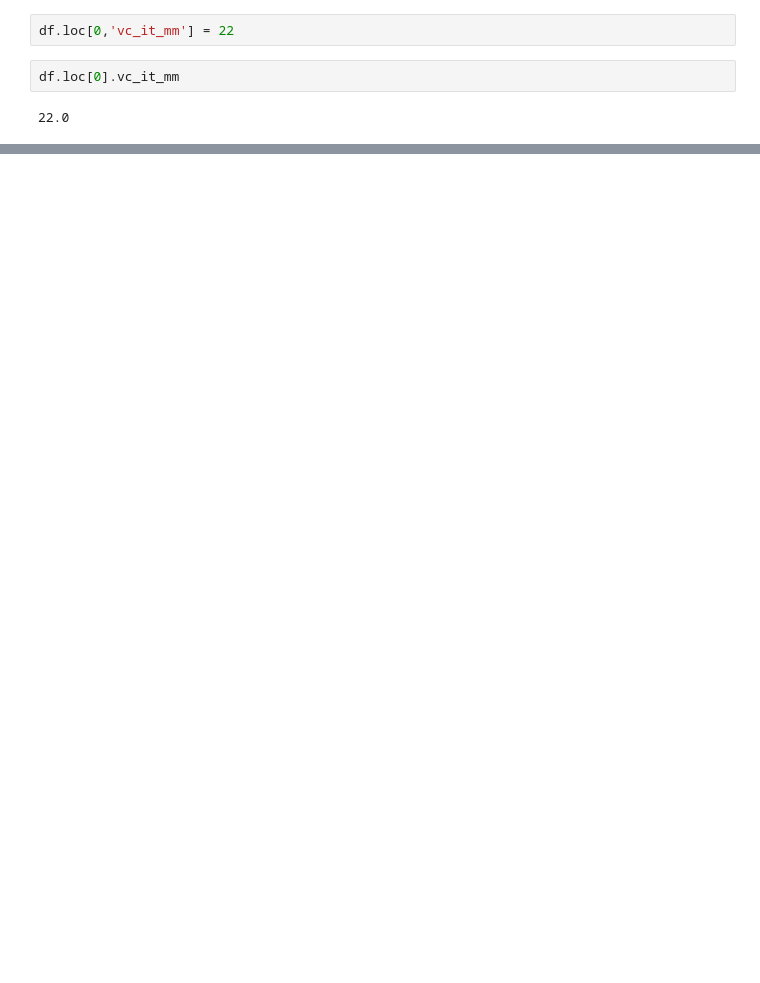
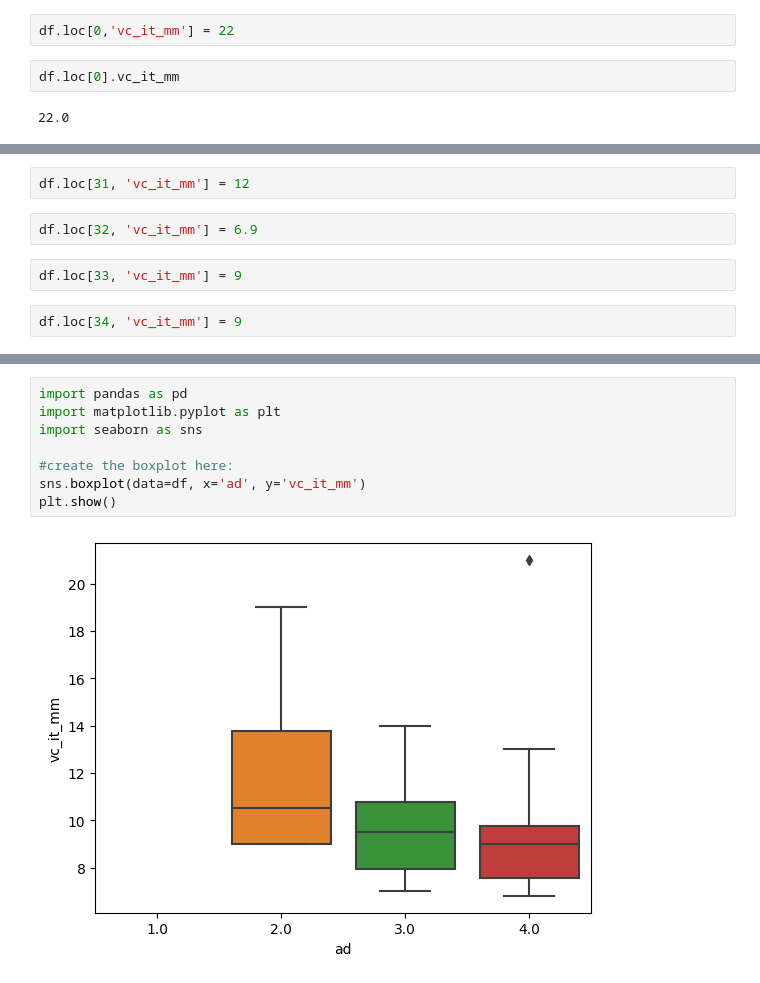
Before and after one commit to oldoc63/learningDS, a Jupyter notebook: iTmP/IT280430pm.ipynb, the cells around one changed output, grey strips where cells are left out. Drawn from its saved outputs; the diff is of its cells as text; blank space fills up the shorter version.

```diff
--- a/iTmP/IT280430pm.ipynb
+++ b/iTmP/IT280430pm.ipynb
@@ -1027,0 +1054,8 @@ Name: 2, dtype: float64
+# %%
+df.loc[31, 'vc_it_mm'] = 12
+# %%
+df.loc[32, 'vc_it_mm'] = 6.9
+# %%
+df.loc[33, 'vc_it_mm'] = 9
+# %%
+df.loc[34, 'vc_it_mm'] = 9
@@ -1027,0 +1107,10 @@ Name: 2, dtype: float64
+# %%
+import pandas as pd
+import matplotlib.pyplot as plt
+import seaborn as sns
+
+#create the boxplot here:
+sns.boxplot(data=df, x='ad', y='vc_it_mm')
+plt.show()
+# %% [output]
+[figure, added]
```
Also changed, not shown: parts of 31 cells of this notebook, 1 other file.
